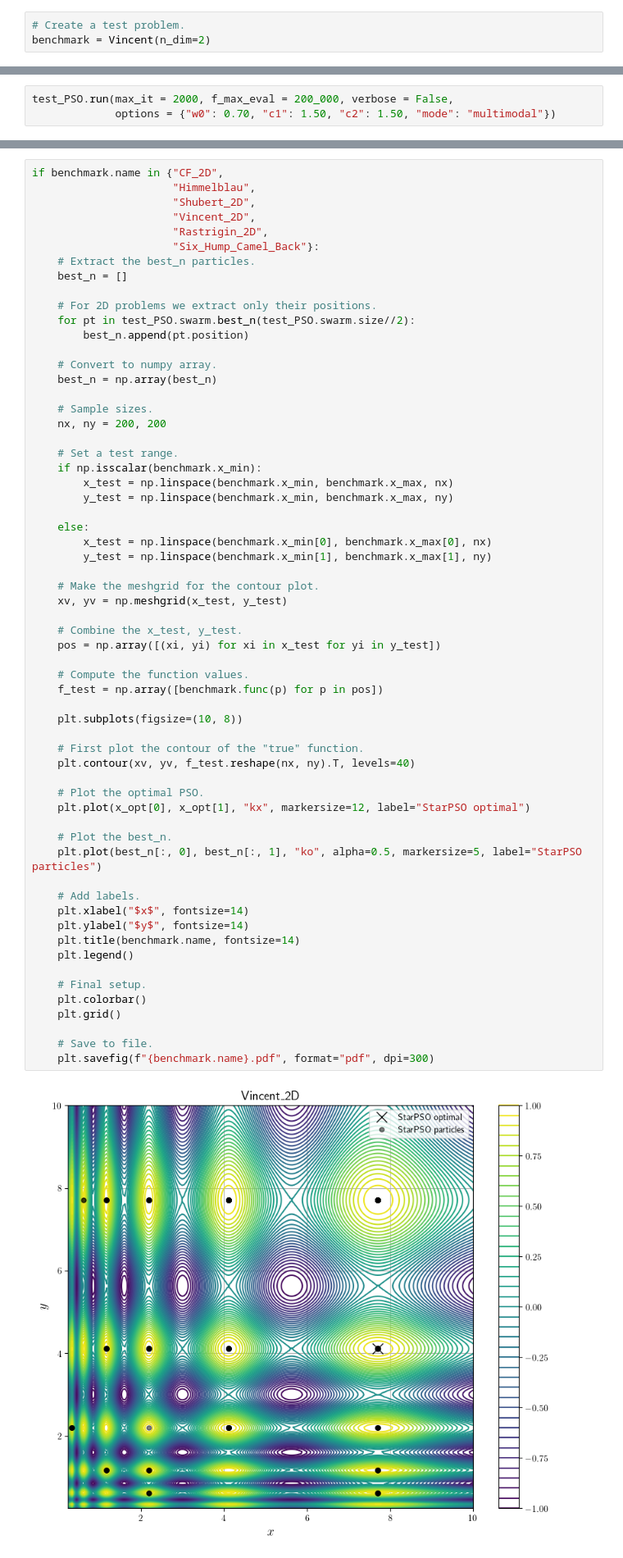
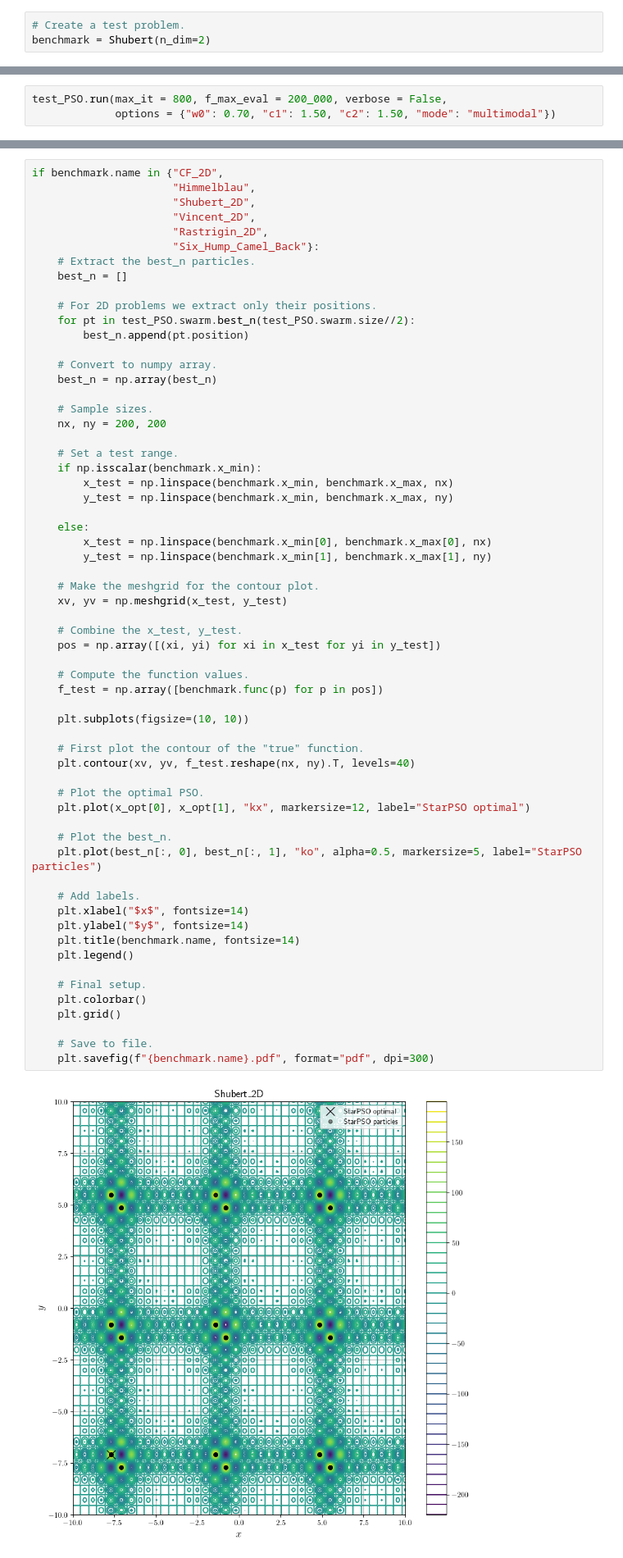
Before and after one commit to vrettasm/PyStarPSO, a Jupyter notebook: examples/test_benchmark.ipynb, the cells around one changed output, grey strips where cells are left out. Shown at 82% size. Drawn from its saved outputs; the diff is of its cells as text.

```diff
--- a/examples/test_benchmark.ipynb
+++ b/examples/test_benchmark.ipynb
@@ -45,7 +45,7 @@ from star_pso.benchmarks.rastrigin import Rastrigin
 from star_pso.benchmarks.composite_functions import CompositeFunction
 # %%
 # Create a test problem.
-benchmark = Vincent(n_dim=2)
+benchmark = Shubert(n_dim=2)
 # %% [markdown]
 ## Define the multi-objective function
 # %%
@@ -85,6 +85,6 @@ test_PSO = StandardPSO(initial_swarm = swarm_t0, obj_func = func_benchmark,
 | Shubert | 2 / 3 | 200_000 / 400_000 | 500 / 1000 |
 | Vincent | 2 / 3 | 200_000 / 400_000 | 500 / 1000 |
 # %%
-test_PSO.run(max_it = 2000, f_max_eval = 200_000, verbose = False,
+test_PSO.run(max_it = 800, f_max_eval = 200_000, verbose = False,
              options = {"w0": 0.70, "c1": 1.50, "c2": 1.50, "mode": "multimodal"})
 # %% [output]
@@ -188,34 +188,34 @@ if benchmark.name in {"CF_2D",
 
     # Combine the x_test, y_test.
     pos = np.array([(xi, yi) for xi in x_test for yi in y_test])
 
     # Compute the function values.
     f_test = np.array([benchmark.func(p) for p in pos])
 
-    plt.subplots(figsize=(10, 8))
+    plt.subplots(figsize=(10, 10))
 
     # First plot the contour of the "true" function.
     plt.contour(xv, yv, f_test.reshape(nx, ny).T, levels=40)
 
     # Plot the optimal PSO.
     plt.plot(x_opt[0], x_opt[1], "kx", markersize=12, label="StarPSO optimal")
 
     # Plot the best_n.
     plt.plot(best_n[:, 0], best_n[:, 1], "ko", alpha=0.5, markersize=5, label="StarPSO particles")
 
     # Add labels.
     plt.xlabel("$x$", fontsize=14)
     plt.ylabel("$y$", fontsize=14)
     plt.title(benchmark.name, fontsize=14)
     plt.legend()
 
     # Final setup.
     plt.colorbar()
     plt.grid()
 
     # Save to file.
     plt.savefig(f"{benchmark.name}.pdf", format="pdf", dpi=300)
 # %% [output]
-[figure, old version]
+[figure, new version]
 # %% [markdown]
 ### End of file
```
Also changed, not shown: parts of 3 cells of this notebook, 1 other file.
